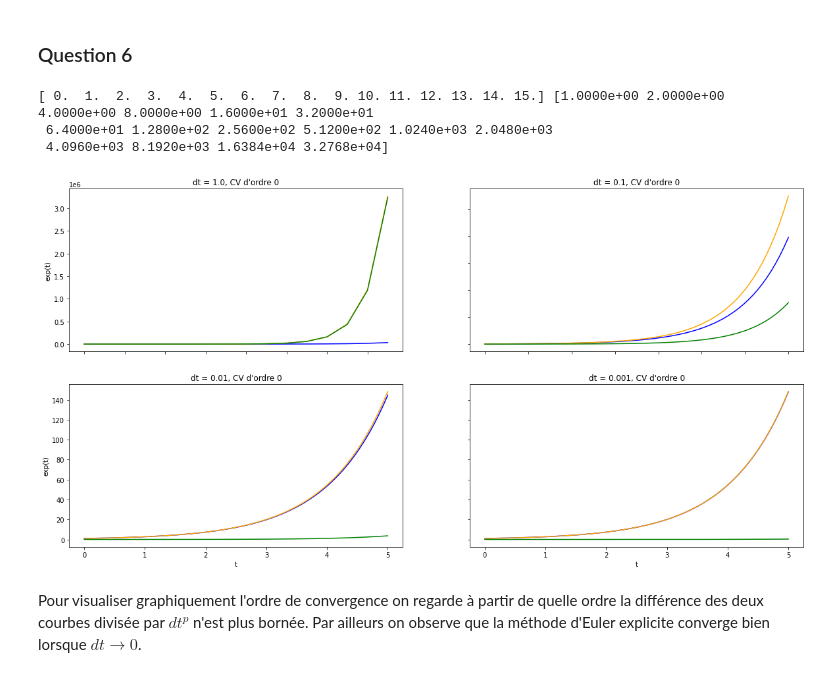
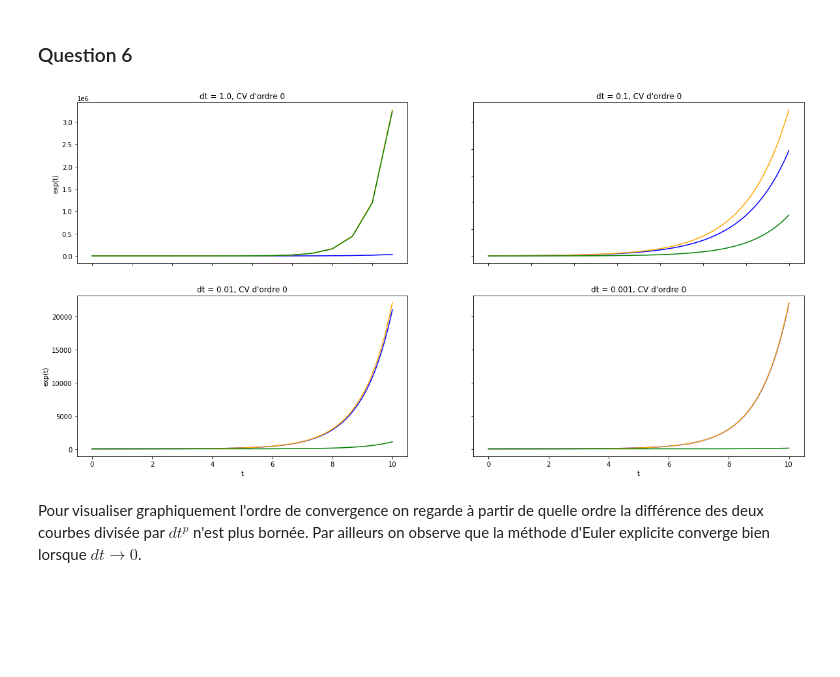
Before and after one commit to paul-mdb/projet_numerique_2, a Jupyter notebook: projet.ipynb, the cells around one changed output. Drawn from its saved outputs; the diff is of its cells as text; code cells hidden in the pictures; blank space fills up the shorter version.

```diff
--- a/projet.ipynb
+++ b/projet.ipynb
@@ -201,7 +201,6 @@ fig, axs = plt.subplots(nrows = 2, ncols = 2, figsize=(20, 10))
 p=0
 dt = 10e-1
 t_vector, x_vector = solve_euler_explicit(f, 1, dt, 0, 15)
-print(t_vector, x_vector)
 y_vector = np.exp(t_vector)
 ordre = np.abs(x_vector - y_vector)/dt**p
 axs[0,0].plot(t_vector, x_vector, c = 'blue')
@@ -219,39 +218,36 @@ axs[0,1].plot(t_vector, y_vector, c = 'orange')
 axs[0,1].plot(t_vector, ordre, c = 'green')
 axs[0,1].set_title(f"dt = {dt}, CV d'ordre {p}")
 
 p=0
 dt = 10e-3
-t_vector, x_vector = solve_euler_explicit(f, 1, dt, 0, 5)
+t_vector, x_vector = solve_euler_explicit(f, 1, dt, 0, 10)
 y_vector = np.exp(t_vector)
 ordre = np.abs(x_vector - y_vector)/dt**p
 axs[1,0].plot(t_vector, x_vector, c = 'blue')
 axs[1,0].plot(t_vector, y_vector, c = 'orange')
 axs[1,0].plot(t_vector, ordre, c = 'green')
 axs[1,0].set_title(f"dt = {dt}, CV d'ordre {p}")
 
 p=0
 dt = 10e-4
-t_vector, x_vector = solve_euler_explicit(f, 1, dt, 0, 5)
+t_vector, x_vector = solve_euler_explicit(f, 1, dt, 0, 10)
 y_vector = np.exp(t_vector)
 ordre = np.abs(x_vector - y_vector)/dt**p
 axs[1,1].plot(t_vector, x_vector, c = 'blue')
 axs[1,1].plot(t_vector, y_vector, c = 'orange')
 axs[1,1].plot(t_vector, ordre, c = 'green')
 
 axs[1,1].set_title(f"dt = {dt}, CV d'ordre {p}")
 
 
 
 for ax in axs.flat:
     ax.set(xlabel='t', ylabel='exp(t)')
 
 for ax in axs.flat:
     ax.label_outer()
 # %% [output]
-[ 0.  1.  2.  3.  4.  5.  6.  7.  8.  9. 10. 11. 12. 13. 14. 15.] [1.0000e+00 2.0000e+00 4.0000e+00 8.0000e+00 1.6000e+01 3.2000e+01
- 6.4000e+01 1.2800e+02 2.5600e+02 5.1200e+02 1.0240e+03 2.0480e+03
- 4.0960e+03 8.1920e+03 1.6384e+04 3.2768e+04]
-[figure, old version]
+[figure, new version]
 # %% [markdown]
 Pour visualiser graphiquement l'ordre de convergence on regarde à partir de quelle ordre la différence des deux courbes divisée par $dt^p$ n'est plus bornée.
 Par ailleurs on observe que la méthode d'Euler explicite converge bien lorsque $dt \longrightarrow 0$.
```
Also changed, not shown: parts of 12 cells of this notebook.
